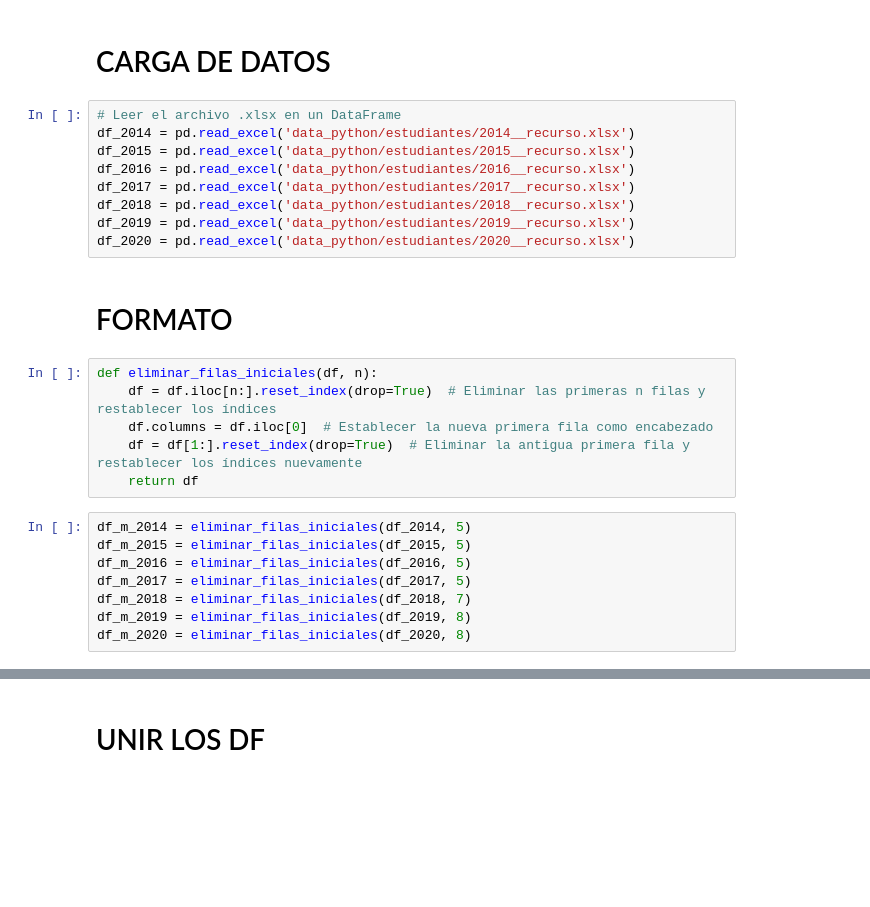
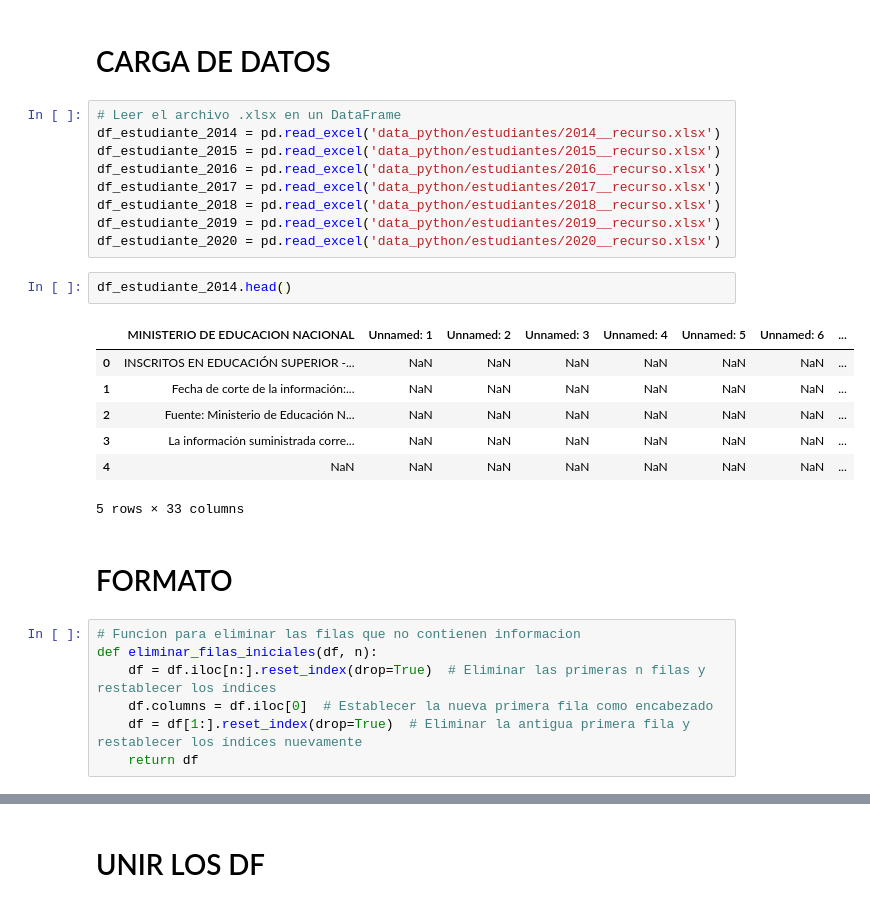
Before and after one commit to cthed2/analisis_SNIES, a Jupyter notebook: notebook.ipynb, the cells around one changed output, grey strips where cells are left out. Cells and saved outputs as stored; diff of their text form; blank space fills up the shorter version.

```diff
--- a/notebook.ipynb
+++ b/notebook.ipynb
@@ -18,26 +30,29 @@ os.mkdir(os.path.join("data_python", "administrativos"))
 # CARGA DE DATOS
 # %%
 # Leer el archivo .xlsx en un DataFrame
-df_2014 = pd.read_excel('data_python/estudiantes/2014__recurso.xlsx')
-df_2015 = pd.read_excel('data_python/estudiantes/2015__recurso.xlsx')
-df_2016 = pd.read_excel('data_python/estudiantes/2016__recurso.xlsx')
-df_2017 = pd.read_excel('data_python/estudiantes/2017__recurso.xlsx')
-df_2018 = pd.read_excel('data_python/estudiantes/2018__recurso.xlsx')
-df_2019 = pd.read_excel('data_python/estudiantes/2019__recurso.xlsx')
-df_2020 = pd.read_excel('data_python/estudiantes/2020__recurso.xlsx')
+df_estudiante_2014 = pd.read_excel('data_python/estudiantes/2014__recurso.xlsx')
+df_estudiante_2015 = pd.read_excel('data_python/estudiantes/2015__recurso.xlsx')
+df_estudiante_2016 = pd.read_excel('data_python/estudiantes/2016__recurso.xlsx')
+df_estudiante_2017 = pd.read_excel('data_python/estudiantes/2017__recurso.xlsx')
+df_estudiante_2018 = pd.read_excel('data_python/estudiantes/2018__recurso.xlsx')
+df_estudiante_2019 = pd.read_excel('data_python/estudiantes/2019__recurso.xlsx')
+df_estudiante_2020 = pd.read_excel('data_python/estudiantes/2020__recurso.xlsx')
+# %%
+df_estudiante_2014.head()
+# %% [output]
+|  | MINISTERIO DE EDUCACION NACIONAL | Unnamed: 1 | Unnamed: 2 | Unnamed: 3 | Unnamed: 4 | Unnamed: 5 | Unnamed: 6 | ... |
+| 0 | INSCRITOS EN EDUCACIÓN SUPERIOR -... | NaN | NaN | NaN | NaN | NaN | NaN | ... |
+| 1 | Fecha de corte de la información:... | NaN | NaN | NaN | NaN | NaN | NaN | ... |
+| 2 | Fuente: Ministerio de Educación N... | NaN | NaN | NaN | NaN | NaN | NaN | ... |
+| 3 | La información suministrada corre... | NaN | NaN | NaN | NaN | NaN | NaN | ... |
+| 4 | NaN | NaN | NaN | NaN | NaN | NaN | NaN | ... |
+5 rows × 33 columns
 # %% [markdown]
 # FORMATO
 # %%
+# Funcion para eliminar las filas que no contienen informacion
 def eliminar_filas_iniciales(df, n):
     df = df.iloc[n:].reset_index(drop=True)  # Eliminar las primeras n filas y restablecer los índices
     df.columns = df.iloc[0]  # Establecer la nueva primera fila como encabezado
     df = df[1:].reset_index(drop=True)  # Eliminar la antigua primera fila y restablecer los índices nuevamente
     return df
-# %%
-df_m_2014 = eliminar_filas_iniciales(df_2014, 5)
-df_m_2015 = eliminar_filas_iniciales(df_2015, 5)
-df_m_2016 = eliminar_filas_iniciales(df_2016, 5)
-df_m_2017 = eliminar_filas_iniciales(df_2017, 5)
-df_m_2018 = eliminar_filas_iniciales(df_2018, 7)
-df_m_2019 = eliminar_filas_iniciales(df_2019, 8)
-df_m_2020 = eliminar_filas_iniciales(df_2020, 8)
```
Also changed, not shown: parts of 28 cells of this notebook, 1 other file.
